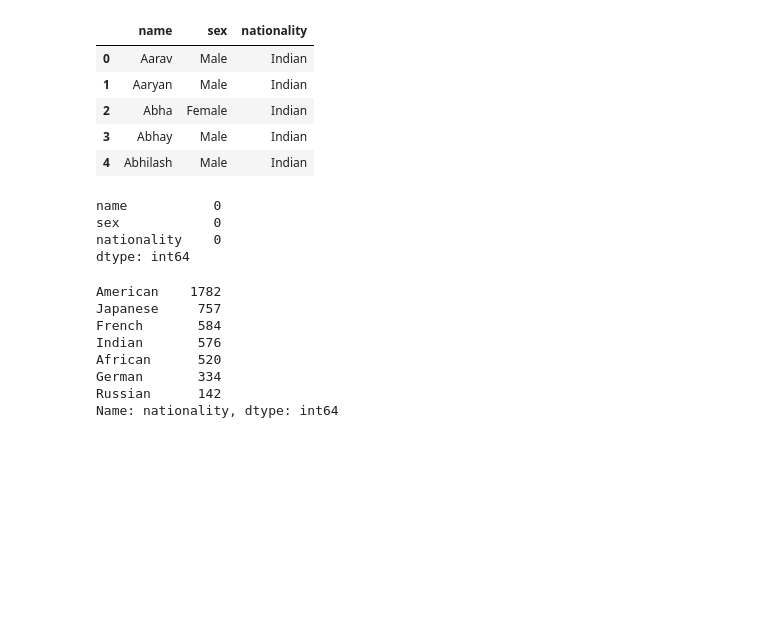
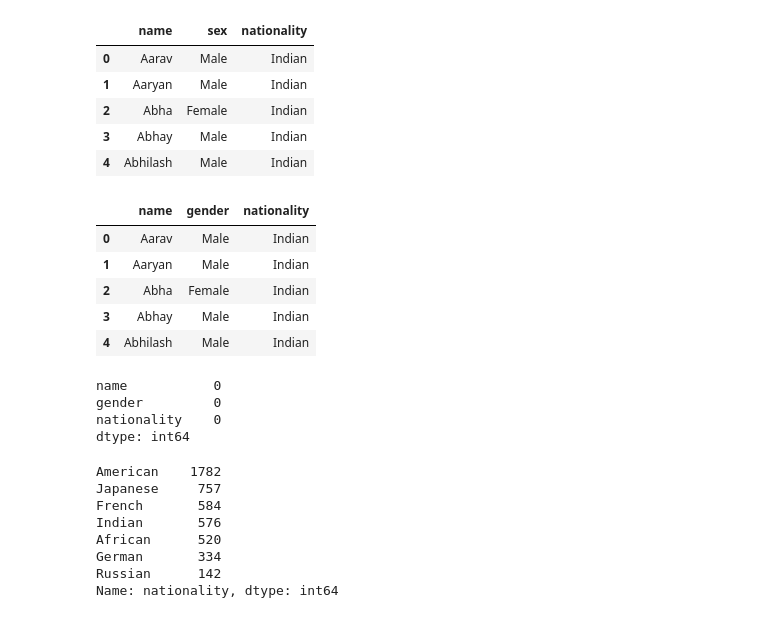
Before and after one commit to fratambot/name-clf, a Jupyter notebook: notebooks/EDA.ipynb, the cells around one changed output. Drawn from its saved outputs; the diff is of its cells as text; code cells hidden in the pictures; blank space fills up the shorter version.

```diff
--- a/notebooks/EDA.ipynb
+++ b/notebooks/EDA.ipynb
@@ -37,11 +41,21 @@ raw_data.head()
 | 2 | Abha | Female | Indian |
 | 3 | Abhay | Male | Indian |
 | 4 | Abhilash | Male | Indian |
+# %%
+raw_data.rename(columns= {"sex": "gender"}, inplace=True)
+raw_data.head()
+# %% [output]
+|  | name | gender | nationality |
+| 0 | Aarav | Male | Indian |
+| 1 | Aaryan | Male | Indian |
+| 2 | Abha | Female | Indian |
+| 3 | Abhay | Male | Indian |
+| 4 | Abhilash | Male | Indian |
 # %%
 print(raw_data.isna().sum())
 # %% [output]
 name           0
-sex            0
+gender         0
 nationality    0
 dtype: int64
 # %%
```
Also changed, not shown: parts of 6 cells of this notebook, 4 other files.
